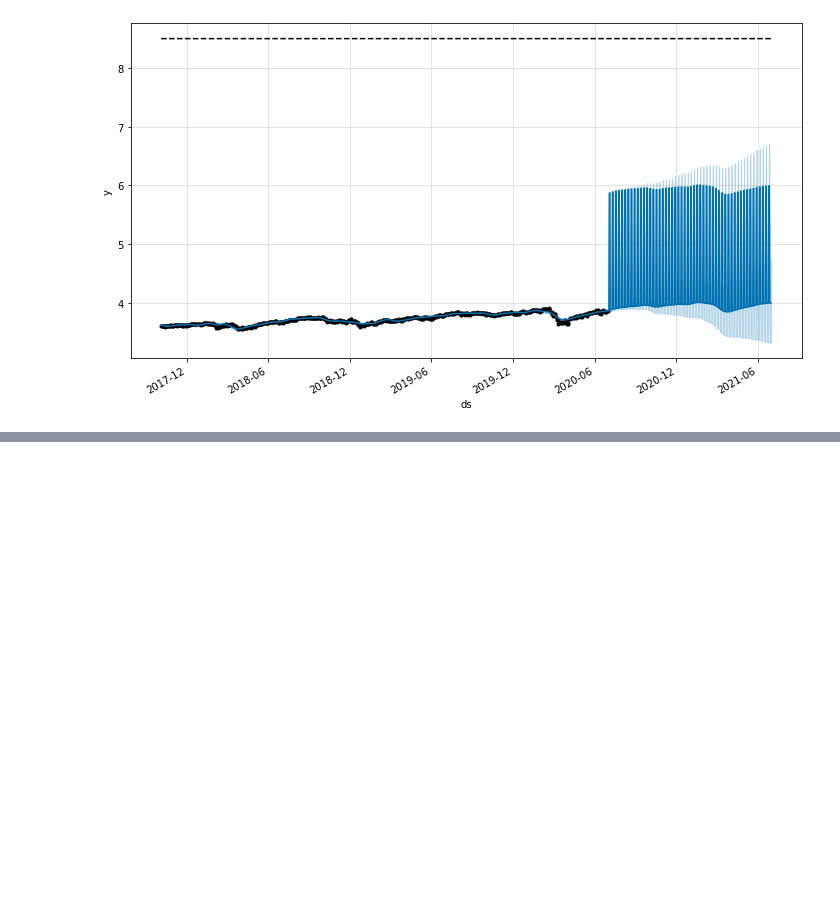
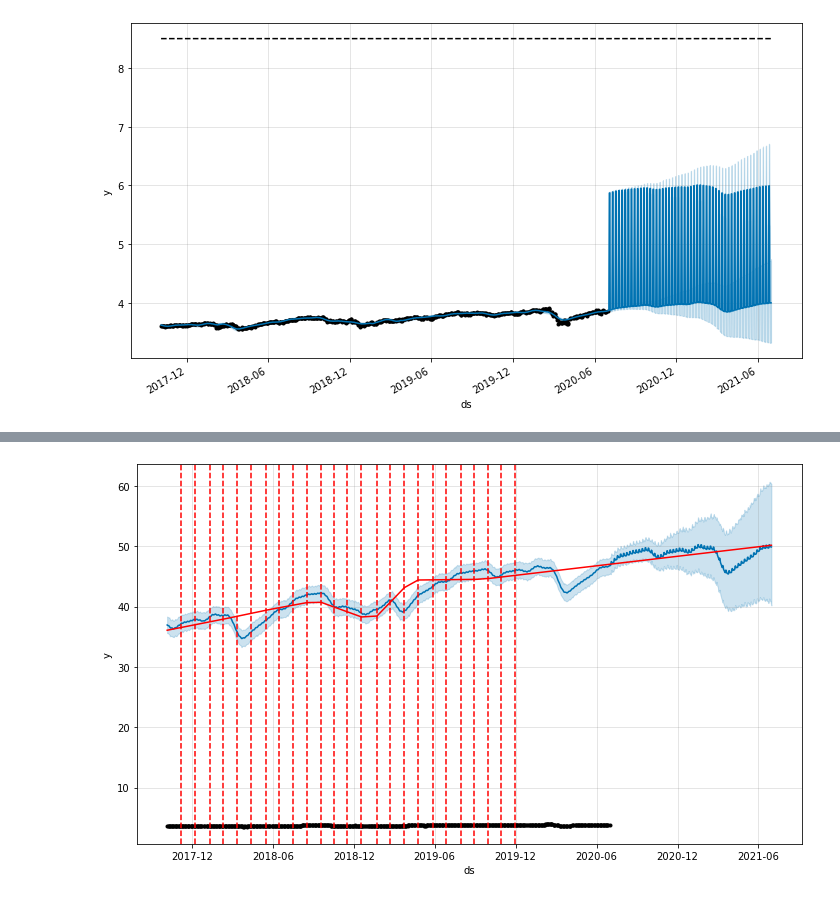
Before and after one commit to reejungkim/Time-Series-stock, a Jupyter notebook: forecasting stock price using fbprophet.ipynb, the cells around one changed output, grey strips where cells are left out. Drawn from its saved outputs; the diff is of its cells as text; code cells hidden in the pictures; blank space fills up the shorter version.

Commit message:
added changepoints

```diff
--- a/forecasting stock price using fbprophet.ipynb
+++ b/forecasting stock price using fbprophet.ipynb
@@ -156,3 +176,11 @@ m.plot(fcst).autofmt_xdate()
+# %%
+from fbprophet.plot import add_changepoints_to_plot
+
+fig = m.plot(forecast)
+a = add_changepoints_to_plot(fig.gca(), m, forecast, threshold=0)
+plt.show()
+# %% [output]
+[figure, added]
 # %%
 df.dtypes
 # %%
```
Also changed, not shown: parts of 1 cell of this notebook.
